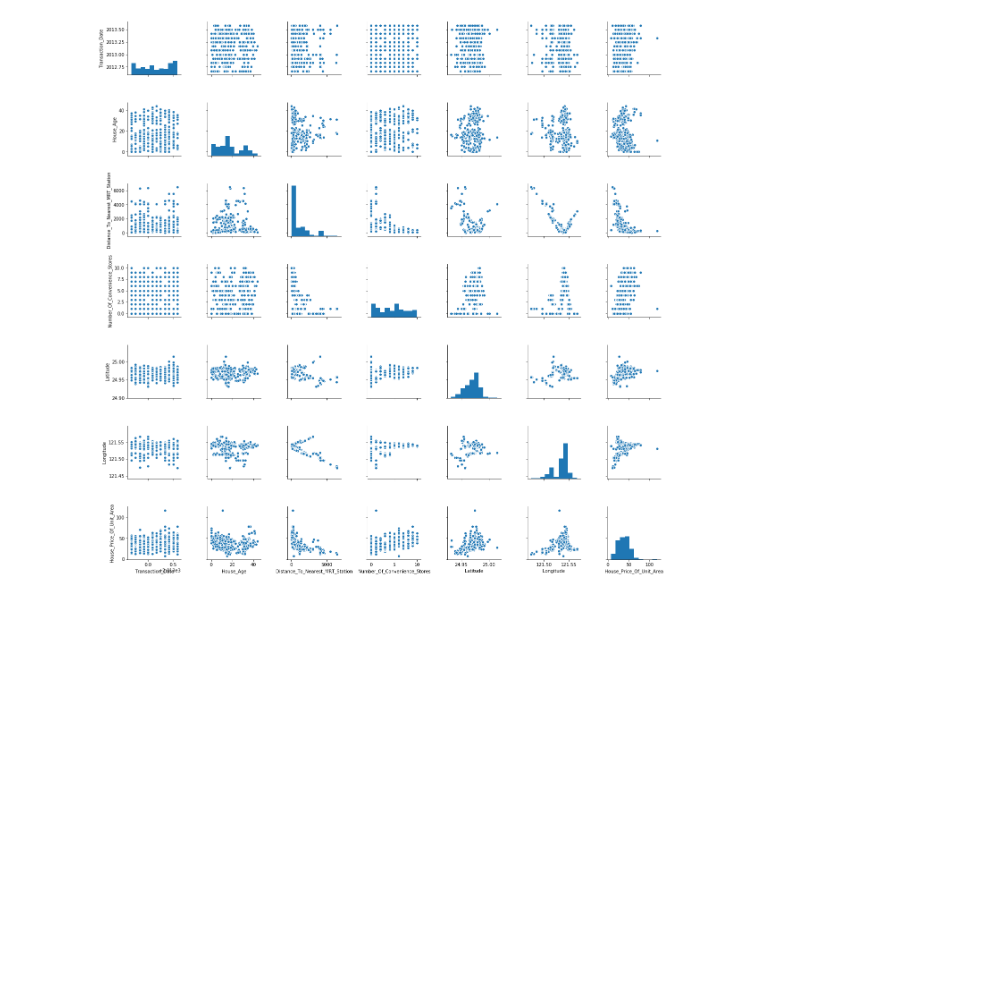
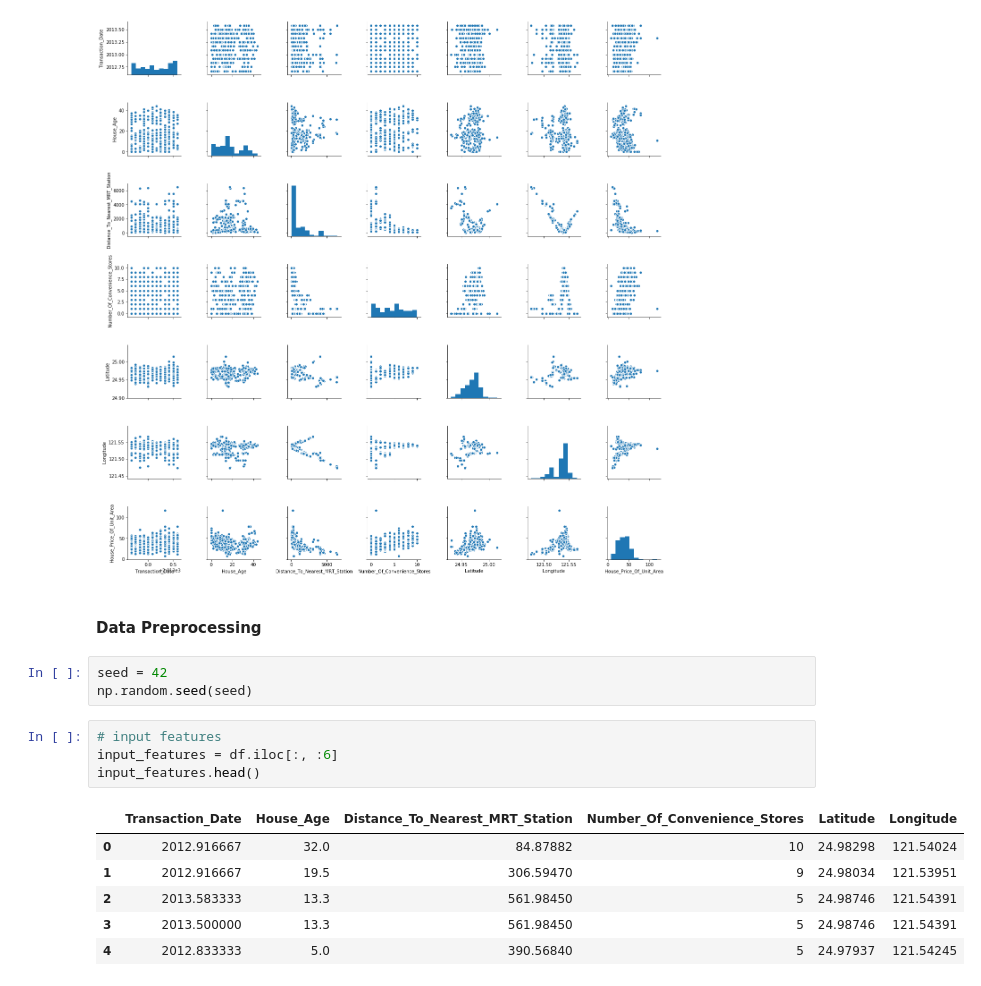
Before and after one commit to swtluk/DataSci_Final, a Jupyter notebook: RealEstateValuationDataSet.ipynb, the cells around one changed output. Saved outputs shown, nothing was run; the diff lists cells and outputs as text; blank space fills up the shorter version.

```diff
--- a/RealEstateValuationDataSet.ipynb
+++ b/RealEstateValuationDataSet.ipynb
@@ -97,3 +109,19 @@ sns.pairplot(df)
 # %% [output]
 <seaborn.axisgrid.PairGrid at 0x...>
 [figure]
+# %% [markdown]
+#### Data Preprocessing
+# %%
+seed = 42
+np.random.seed(seed)
+# %%
+# input features
+input_features = df.iloc[:, :6]
+input_features.head()
+# %% [output]
+|  | Transaction_Date | House_Age | Distance_To_Nearest_MRT_Station | Number_Of_Convenience_Stores | Latitude | Longitude |
+| 0 | 2012.916667 | 32.0 | 84.87882 | 10 | 24.98298 | 121.54024 |
+| 1 | 2012.916667 | 19.5 | 306.59470 | 9 | 24.98034 | 121.53951 |
+| 2 | 2013.583333 | 13.3 | 561.98450 | 5 | 24.98746 | 121.54391 |
+| 3 | 2013.500000 | 13.3 | 561.98450 | 5 | 24.98746 | 121.54391 |
+| 4 | 2012.833333 | 5.0 | 390.56840 | 5 | 24.97937 | 121.54245 |
```
Also changed, not shown: parts of 11 cells of this notebook.
